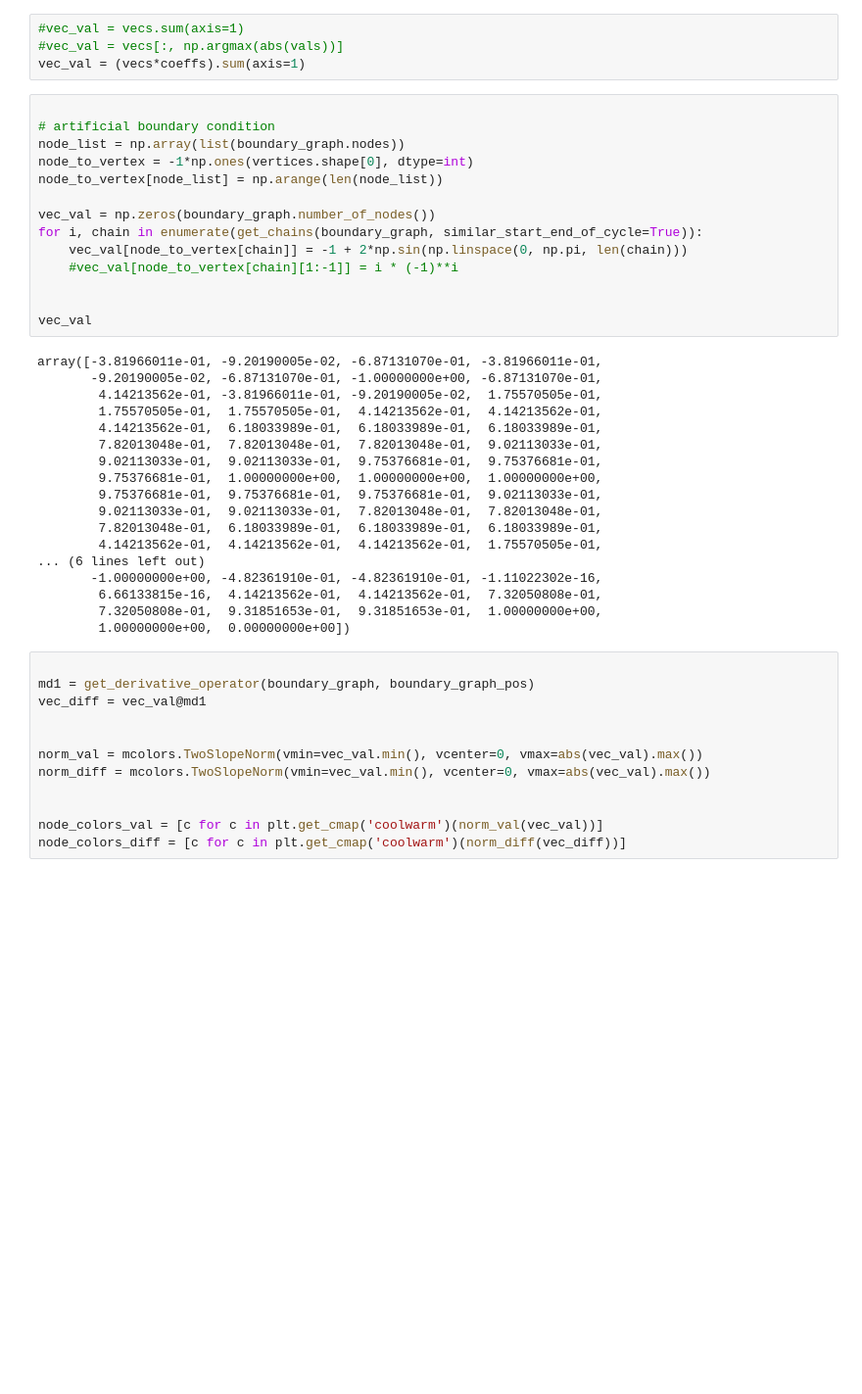
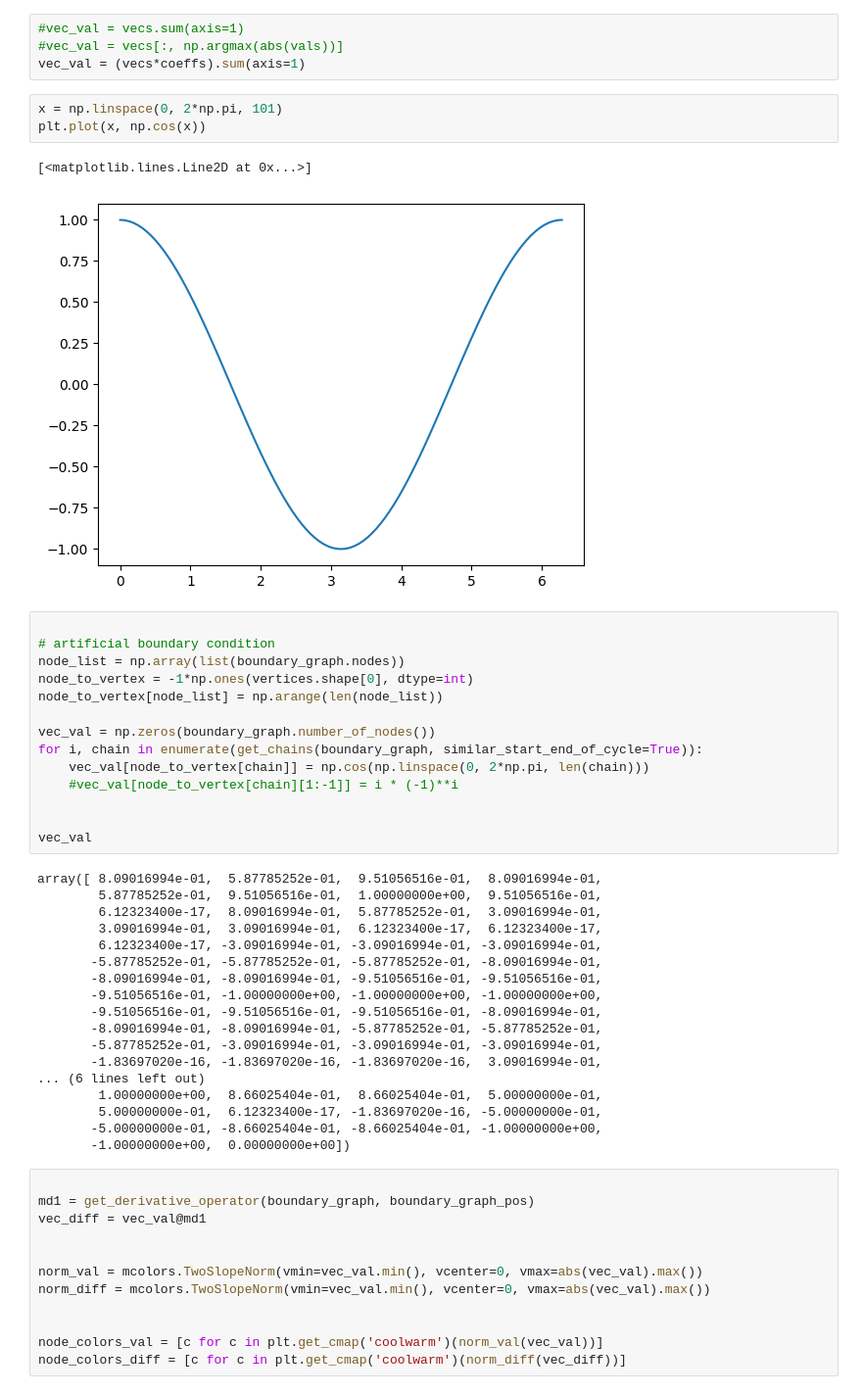
Before and after one commit to zimfv/quadrangulation, a Jupyter notebook: nonmanifold-eigen.ipynb, the cells around one changed output. Shown at 98% size. Saved outputs shown, nothing was run; the diff lists cells and outputs as text; blank space fills up the shorter version.

```diff
--- a/nonmanifold-eigen.ipynb
+++ b/nonmanifold-eigen.ipynb
@@ -567,6 +557,12 @@ array([ 0.1144275 ,  0.12195137,  0.11521334,  0.10157158,  0.11406096,
 #vec_val = vecs.sum(axis=1)
 #vec_val = vecs[:, np.argmax(abs(vals))]
 vec_val = (vecs*coeffs).sum(axis=1)
+# %%
+x = np.linspace(0, 2*np.pi, 101)
+plt.plot(x, np.cos(x))
+# %% [output]
+[<matplotlib.lines.Line2D at 0x...>]
+[figure, added]
 # %%
 
 # artificial boundary condition
@@ -576,29 +572,29 @@ node_to_vertex[node_list] = np.arange(len(node_list))
 
 vec_val = np.zeros(boundary_graph.number_of_nodes())
 for i, chain in enumerate(get_chains(boundary_graph, similar_start_end_of_cycle=True)):
-    vec_val[node_to_vertex[chain]] = -1 + 2*np.sin(np.linspace(0, np.pi, len(chain)))
+    vec_val[node_to_vertex[chain]] = np.cos(np.linspace(0, 2*np.pi, len(chain)))
     #vec_val[node_to_vertex[chain][1:-1]] = i * (-1)**i
 
 
 vec_val
 # %% [output]
-array([-3.81966011e-01, -9.20190005e-02, -6.87131070e-01, -3.81966011e-01,
-       -9.20190005e-02, -6.87131070e-01, -1.00000000e+00, -6.87131070e-01,
-        4.14213562e-01, -3.81966011e-01, -9.20190005e-02,  1.75570505e-01,
-        1.75570505e-01,  1.75570505e-01,  4.14213562e-01,  4.14213562e-01,
-        4.14213562e-01,  6.18033989e-01,  6.18033989e-01,  6.18033989e-01,
-        7.82013048e-01,  7.82013048e-01,  7.82013048e-01,  9.02113033e-01,
-        9.02113033e-01,  9.02113033e-01,  9.75376681e-01,  9.75376681e-01,
-        9.75376681e-01,  1.00000000e+00,  1.00000000e+00,  1.00000000e+00,
-        9.75376681e-01,  9.75376681e-01,  9.75376681e-01,  9.02113033e-01,
-        9.02113033e-01,  9.02113033e-01,  7.82013048e-01,  7.82013048e-01,
-        7.82013048e-01,  6.18033989e-01,  6.18033989e-01,  6.18033989e-01,
-        4.14213562e-01,  4.14213562e-01,  4.14213562e-01,  1.75570505e-01,
+array([ 8.09016994e-01,  5.87785252e-01,  9.51056516e-01,  8.09016994e-01,
+        5.87785252e-01,  9.51056516e-01,  1.00000000e+00,  9.51056516e-01,
+        6.12323400e-17,  8.09016994e-01,  5.87785252e-01,  3.09016994e-01,
+        3.09016994e-01,  3.09016994e-01,  6.12323400e-17,  6.12323400e-17,
+        6.12323400e-17, -3.09016994e-01, -3.09016994e-01, -3.09016994e-01,
+       -5.87785252e-01, -5.87785252e-01, -5.87785252e-01, -8.09016994e-01,
+       -8.09016994e-01, -8.09016994e-01, -9.51056516e-01, -9.51056516e-01,
+       -9.51056516e-01, -1.00000000e+00, -1.00000000e+00, -1.00000000e+00,
+       -9.51056516e-01, -9.51056516e-01, -9.51056516e-01, -8.09016994e-01,
+       -8.09016994e-01, -8.09016994e-01, -5.87785252e-01, -5.87785252e-01,
+       -5.87785252e-01, -3.09016994e-01, -3.09016994e-01, -3.09016994e-01,
+       -1.83697020e-16, -1.83697020e-16, -1.83697020e-16,  3.09016994e-01,
 ... (6 lines left out)
-       -1.00000000e+00, -4.82361910e-01, -4.82361910e-01, -1.11022302e-16,
-        6.66133815e-16,  4.14213562e-01,  4.14213562e-01,  7.32050808e-01,
-        7.32050808e-01,  9.31851653e-01,  9.31851653e-01,  1.00000000e+00,
-        1.00000000e+00,  0.00000000e+00])
+        1.00000000e+00,  8.66025404e-01,  8.66025404e-01,  5.00000000e-01,
+        5.00000000e-01,  6.12323400e-17, -1.83697020e-16, -5.00000000e-01,
+       -5.00000000e-01, -8.66025404e-01, -8.66025404e-01, -1.00000000e+00,
+       -1.00000000e+00,  0.00000000e+00])
 # %%
 
 md1 = get_derivative_operator(boundary_graph, boundary_graph_pos)
```
Also changed, not shown: parts of 14 cells of this notebook.
